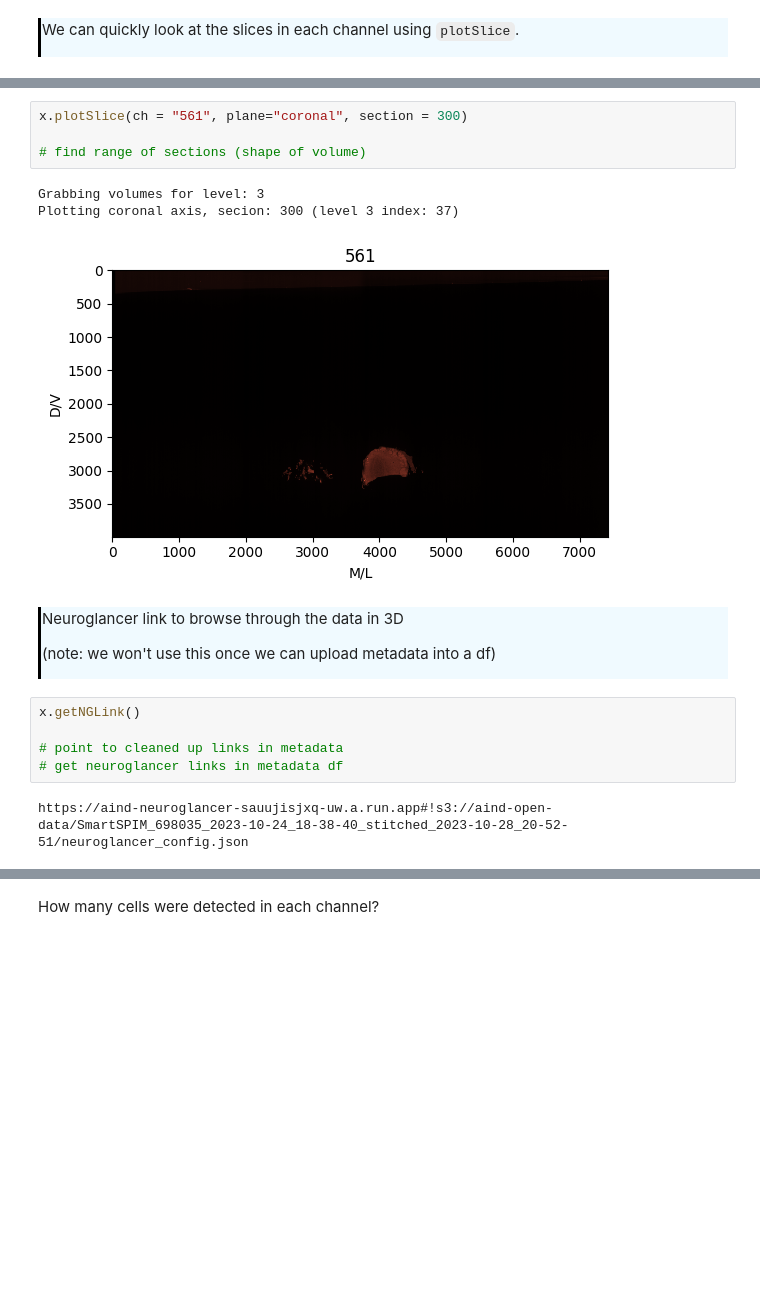
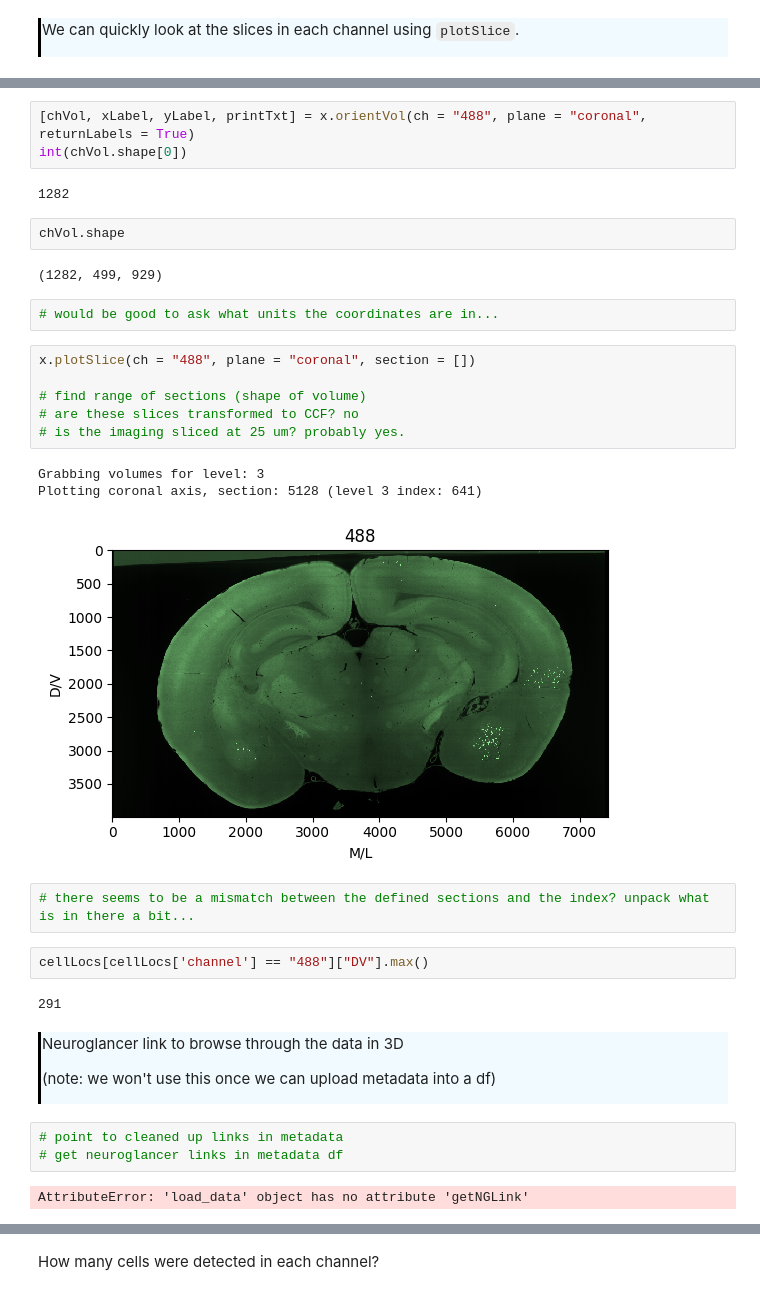
Before and after one commit to AllenNeuralDynamics/AIND-CNC-SmartSPIM-Workshop, a Jupyter notebook: code/Workshop Notebook V2.ipynb, the cells around one changed output, grey strips where cells are left out. Saved outputs shown, nothing was run; the diff lists cells and outputs as text; blank space fills up the shorter version.

```diff
--- a/code/Workshop Notebook V2.ipynb
+++ b/code/Workshop Notebook V2.ipynb
@@ -96,11 +96,30 @@ We can quickly look at the slices in each channel using `plotSlice`.
+# %%
+[chVol, xLabel, yLabel, printTxt] = x.orientVol(ch = "488", plane = "coronal", returnLabels = True)
+int(chVol.shape[0])
+# %% [output]
+1282
+# %%
+chVol.shape
+# %% [output]
+(1282, 499, 929)
+# %%
+# would be good to ask what units the coordinates are in...
 # %%
-x.plotSlice(ch = "561", plane="coronal", section = 300)
+x.plotSlice(ch = "488", plane = "coronal", section = [])
 
 # find range of sections (shape of volume)
+# are these slices transformed to CCF? no
+# is the imaging sliced at 25 um? probably yes.
 # %% [output]
 Grabbing volumes for level: 3
-Plotting coronal axis, secion: 300 (level 3 index: 37)
+Plotting coronal axis, section: 5128 (level 3 index: 641)
-[figure, old version]
+[figure, new version]
+# %%
+# there seems to be a mismatch between the defined sections and the index? unpack what is in there a bit...
+# %%
+cellLocs[cellLocs['channel'] == "488"]["DV"].max()
+# %% [output]
+291
 # %% [markdown]
 <div style="border-left: 3px solid #000; padding: 1px; padding-left: 10px; background: #F0FAFF; ">
 
@@ -108,12 +127,10 @@ Neuroglancer link to browse through the data in 3D
 
 (note: we won't use this once we can upload metadata into a df)
 # %%
-x.getNGLink()
-
 # point to cleaned up links in metadata
 # get neuroglancer links in metadata df
 # %% [output]
-https://aind-neuroglancer-sauujisjxq-uw.a.run.app#!s3://aind-open-data/SmartSPIM_698035_2023-10-24_18-38-40_stitched_2023-10-28_20-52-51/neuroglancer_config.json
+AttributeError: 'load_data' object has no attribute 'getNGLink'
 # %% [markdown]
 <div style="border-left: 3px solid #000; padding: 1px; padding-left: 10px; background: #F0FAFF; ">
 
```
Also changed, not shown: parts of 39 cells of this notebook, 3 other files.
